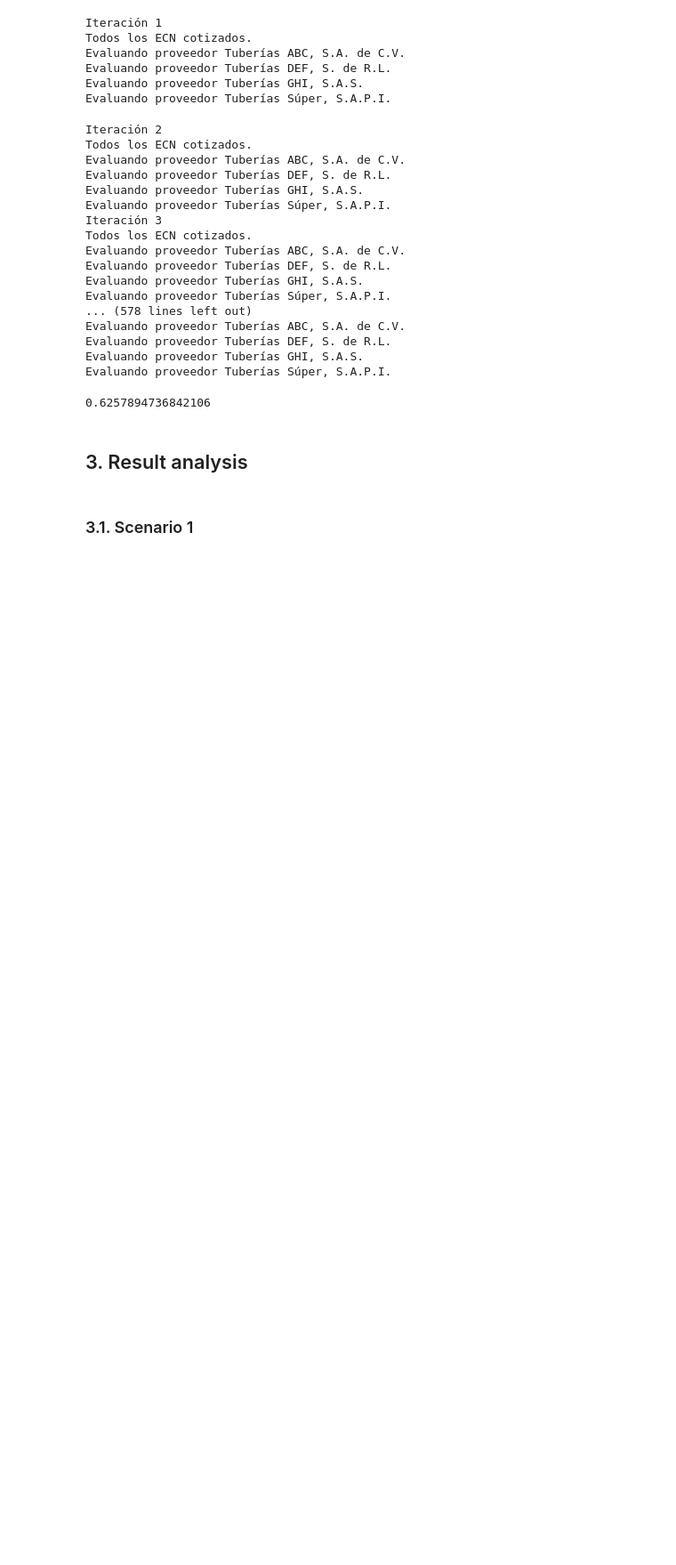
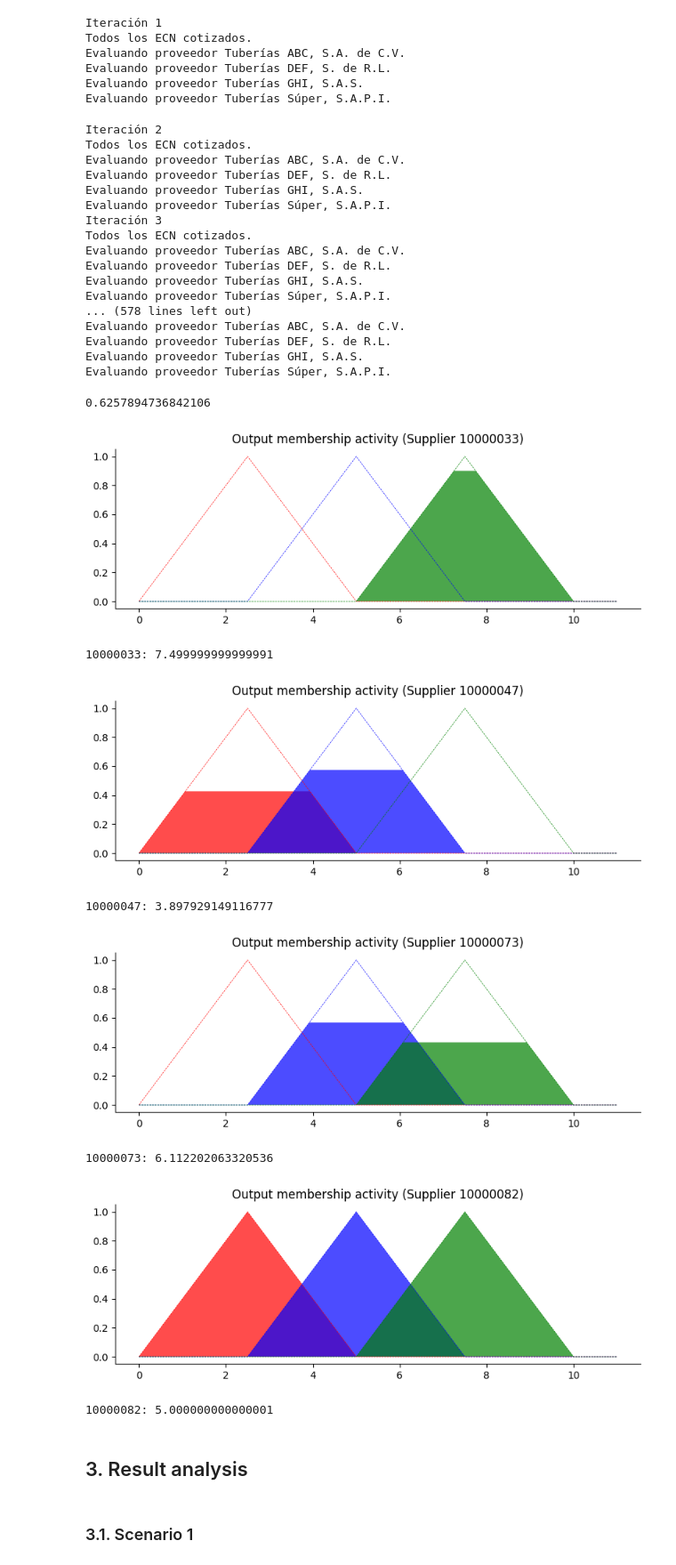
Before and after one commit to rubusarbaro/supplier-selection_fuzzy-logic_thesis, a Jupyter notebook: implementation.ipynb, the cells around one changed output. Shown: that part at 89% size. Cells and saved outputs as stored; diff of their text form; code cells hidden in the pictures; blank space fills up the shorter version.

```diff
--- a/implementation.ipynb
+++ b/implementation.ipynb
@@ -435,6 +435,35 @@ Evaluando proveedor Tuberías DEF, S. de R.L.
 Evaluando proveedor Tuberías GHI, S.A.S.
 Evaluando proveedor Tuberías Súper, S.A.P.I.
 0.6257894736842106
+# %%
+# Esta bloque de código permite generar las gráficas.
+
+#for ecn in juneau.ecns: # ECN reset and quotation.
+#    ecn.reset() # Reset every ECN to requote it.
+#    env.quote_ecn_all_suppliers(ecn)    # Quote every ECN.
+
+for supplier in env.active_suppliers:
+    if supplier.name == "Tuberías Súper, S.A.P.I.":
+        evaluator = simulation.Fuzzy_Model(env.item_master, supplier, ecn, "spend", False, True)    # ecn object variable is used as wild card.
+        stats = evaluator._evaluate_supplier_spend_priority(juneau, gen_chart=True)
+    else:
+        try:
+            evaluator = simulation.Fuzzy_Model(env.item_master, supplier, ecn, "spend", False, False)   # ecn object variable is used as wild card.
+            stats = evaluator._evaluate_supplier_spend_priority(juneau, gen_chart=True)
+        except ZeroDivisionError:
+            evaluator = simulation.Fuzzy_Model(env.item_master, supplier, ecn, "spend", False, True)    # ecn object variable is used as wild card.
+            stats = evaluator._evaluate_supplier_spend_priority(juneau, gen_chart=True)
+
+    print(f"{stats["Supplier ID"]}: {stats["Score"]}")
+# %% [output]
+[figure, added]
+10000033: 7.499999999999991
+[figure, added]
+10000047: 3.897929149116777
+[figure, added]
+10000073: 6.112202063320536
+[figure, added]
+10000082: 5.000000000000001
 # %% [markdown]
 ## 3. Result analysis
 # %% [markdown]
```
Also changed, not shown: 1 other file.
